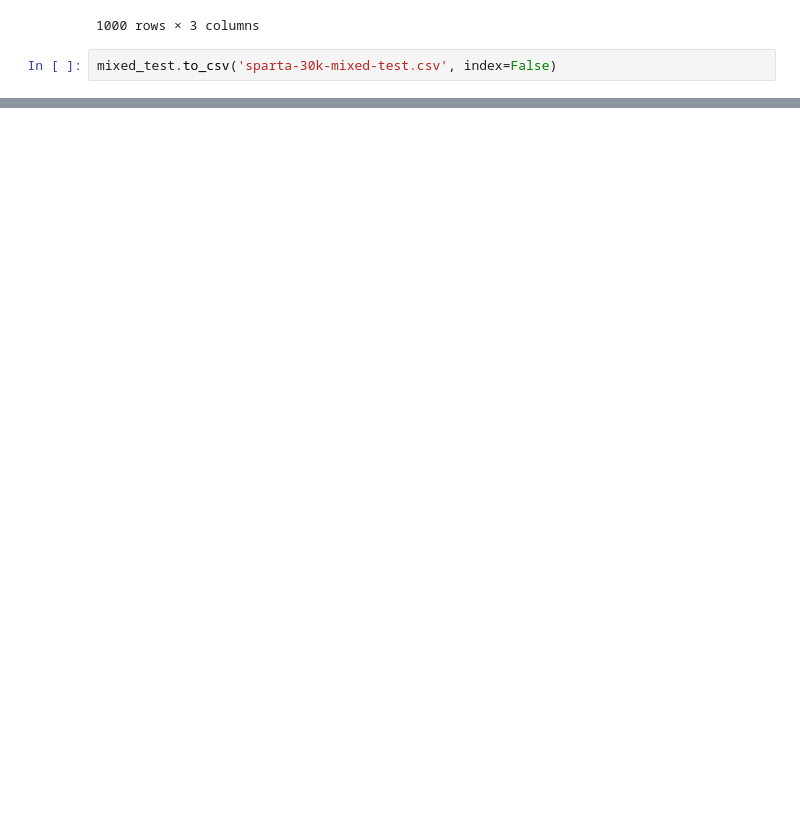
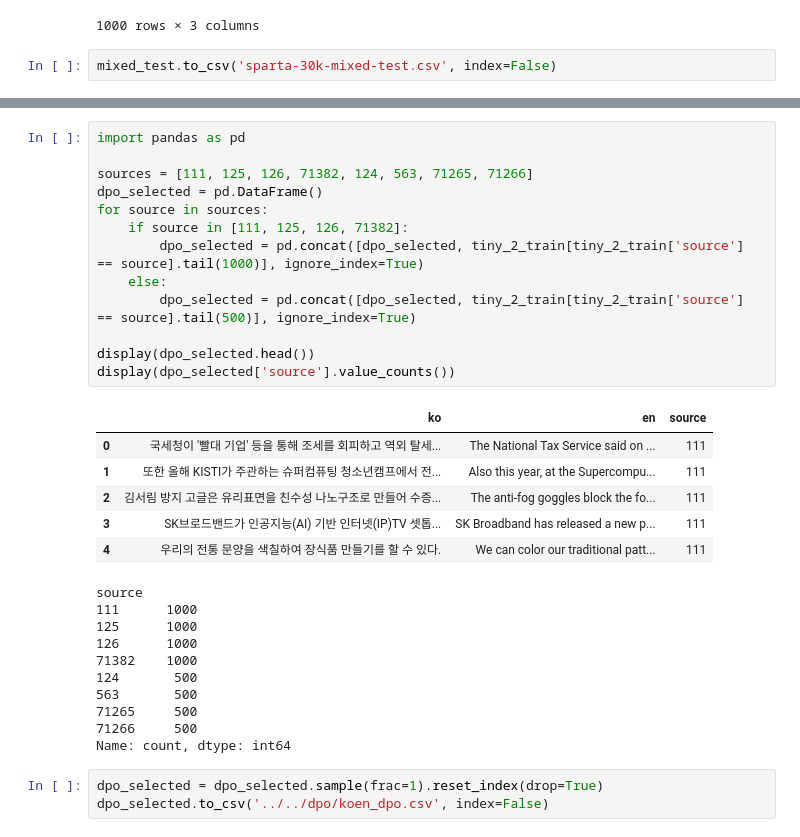
Before and after one commit to TrainToGPB/slm-mmt-exp, a Jupyter notebook: translation_datasets/koen/aihub_flores/aihub_flores_integration.ipynb, the cells around one changed output, grey strips where cells are left out. Drawn from its saved outputs; the diff is of its cells as text; blank space fills up the shorter version.

```diff
--- a/translation_datasets/koen/aihub_flores/aihub_flores_integration.ipynb
+++ b/translation_datasets/koen/aihub_flores/aihub_flores_integration.ipynb
@@ -389,0 +422,33 @@ mixed_test.to_csv('sparta-30k-mixed-test.csv', index=False)
+# %%
+import pandas as pd
+
+sources = [111, 125, 126, 71382, 124, 563, 71265, 71266]
+dpo_selected = pd.DataFrame()
+for source in sources:
+    if source in [111, 125, 126, 71382]:
+        dpo_selected = pd.concat([dpo_selected, tiny_2_train[tiny_2_train['source'] == source].tail(1000)], ignore_index=True)
+    else:
+        dpo_selected = pd.concat([dpo_selected, tiny_2_train[tiny_2_train['source'] == source].tail(500)], ignore_index=True)
+
+display(dpo_selected.head())
+display(dpo_selected['source'].value_counts())
+# %% [output]
+|  | ko | en | source |
+| 0 | 국세청이 '빨대 기업' 등을 통해 조세를 회피하고 역외 탈세... | The National Tax Service said on ... | 111 |
+| 1 | 또한 올해 KISTI가 주관하는 슈퍼컴퓨팅 청소년캠프에서 전... | Also this year, at the Supercompu... | 111 |
+| 2 | 김서림 방지 고글은 유리표면을 친수성 나노구조로 만들어 수증... | The anti-fog goggles block the fo... | 111 |
+| 3 | SK브로드밴드가 인공지능(AI) 기반 인터넷(IP)TV 셋톱... | SK Broadband has released a new p... | 111 |
+| 4 | 우리의 전통 문양을 색칠하여 장식품 만들기를 할 수 있다. | We can color our traditional patt... | 111 |
+source
+111      1000
+125      1000
+126      1000
+71382    1000
+124       500
+563       500
+71265     500
+71266     500
+Name: count, dtype: int64
+# %%
+dpo_selected = dpo_selected.sample(frac=1).reset_index(drop=True)
+dpo_selected.to_csv('../../dpo/koen_dpo.csv', index=False)
```
Also changed, not shown: parts of 2 cells of this notebook, 8 other files.
